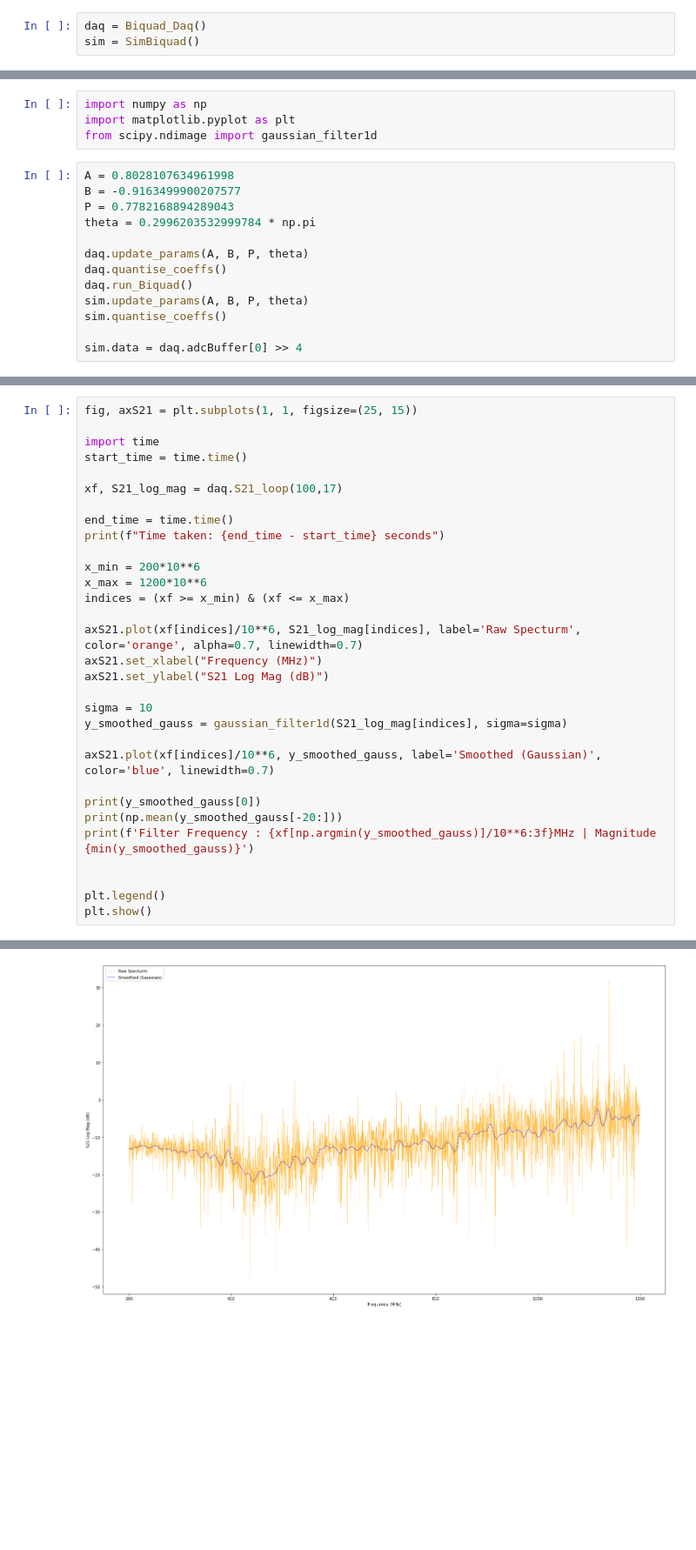
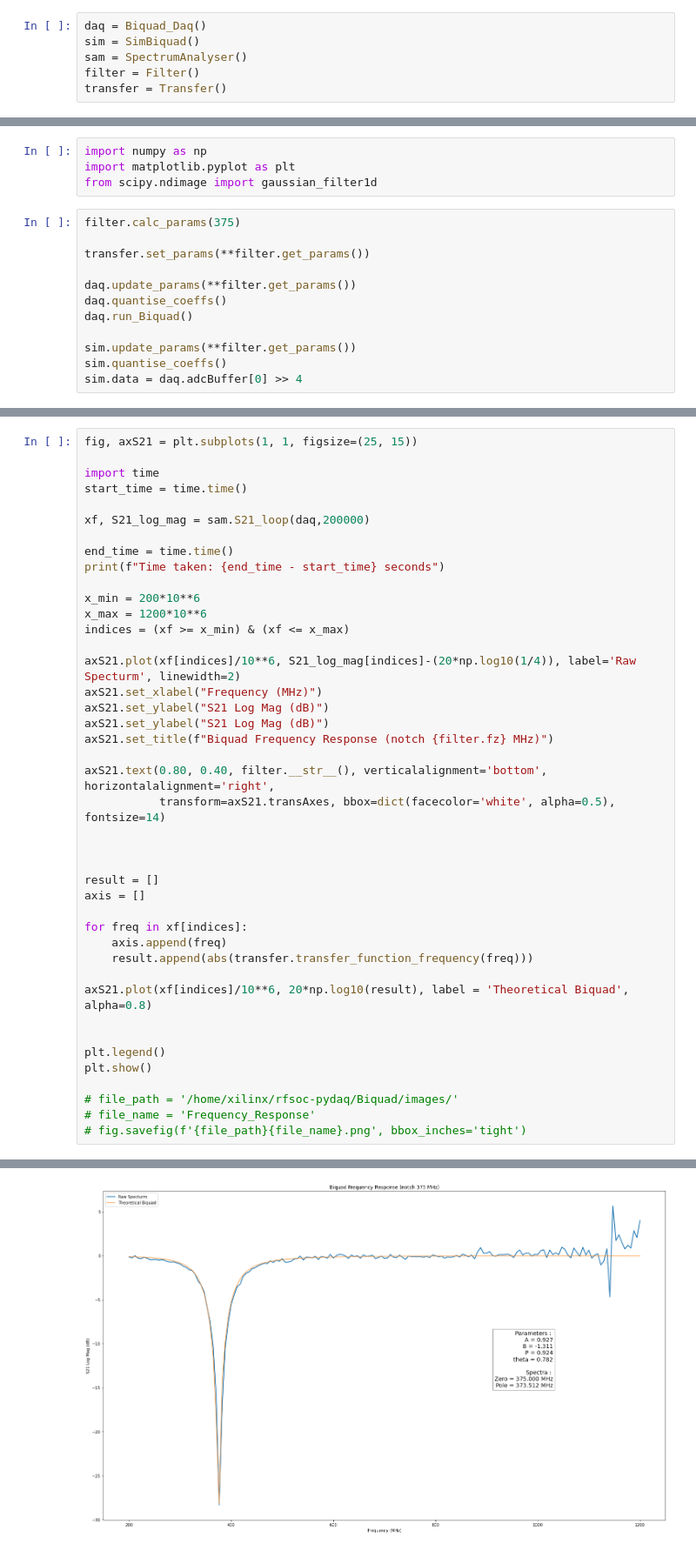
Before and after one commit to barawn/rfsoc-pydaq, a Jupyter notebook: Biquad/Notebooks/Spectrum_Analyser2.ipynb, the cells around one changed output, grey strips where cells are left out. Shown at 87% size. Drawn from its saved outputs; the diff is of its cells as text; blank space fills up the shorter version.

Commit message:
Updates and Filter

```diff
--- a/Biquad/Notebooks/Spectrum_Analyser2.ipynb
+++ b/Biquad/Notebooks/Spectrum_Analyser2.ipynb
@@ -12,6 +16,9 @@ from Waveforms.Waveform import Waveform
 # %%
 daq = Biquad_Daq()
 sim = SimBiquad()
+sam = SpectrumAnalyser()
+filter = Filter()
+transfer = Transfer()
 # %% [output]
 DEBUG:RFSoC_Daq:Asked to load overlay at /home/xilinx/python/zcumts.py
 DEBUG:RFSoC_Daq:Adding directory /home/xilinx/python to module search path
@@ -29,16 +36,15 @@ import numpy as np
 import matplotlib.pyplot as plt
 from scipy.ndimage import gaussian_filter1d
 # %%
-A = 0.8028107634961998
-B = -0.9163499900207577
-P = 0.7782168894289043
-theta = 0.2996203532999784 * np.pi
+filter.calc_params(375)
 
-daq.update_params(A, B, P, theta)
+transfer.set_params(**filter.get_params())
+
+daq.update_params(**filter.get_params())
 daq.quantise_coeffs()
 daq.run_Biquad()
-sim.update_params(A, B, P, theta)
+
+sim.update_params(**filter.get_params())
 sim.quantise_coeffs()
-
 sim.data = daq.adcBuffer[0] >> 4
 # %%
@@ -70,7 +82,7 @@ fig, axS21 = plt.subplots(1, 1, figsize=(25, 15))
 import time
 start_time = time.time()
 
-xf, S21_log_mag = daq.S21_loop(100,17)
+xf, S21_log_mag = sam.S21_loop(daq,200000)
 
 end_time = time.time()
 print(f"Time taken: {end_time - start_time} seconds")
@@ -79,20 +91,31 @@ x_min = 200*10**6
 x_max = 1200*10**6
 indices = (xf >= x_min) & (xf <= x_max)
 
-axS21.plot(xf[indices]/10**6, S21_log_mag[indices], label='Raw Specturm', color='orange', alpha=0.7, linewidth=0.7)
+axS21.plot(xf[indices]/10**6, S21_log_mag[indices]-(20*np.log10(1/4)), label='Raw Specturm', linewidth=2)
 axS21.set_xlabel("Frequency (MHz)")
 axS21.set_ylabel("S21 Log Mag (dB)")
+axS21.set_ylabel("S21 Log Mag (dB)")
+axS21.set_title(f"Biquad Frequency Response (notch {filter.fz} MHz)")
 
-sigma = 10
-y_smoothed_gauss = gaussian_filter1d(S21_log_mag[indices], sigma=sigma)
+axS21.text(0.80, 0.40, filter.__str__(), verticalalignment='bottom', horizontalalignment='right',
+           transform=axS21.transAxes, bbox=dict(facecolor='white', alpha=0.5), fontsize=14)
 
-axS21.plot(xf[indices]/10**6, y_smoothed_gauss, label='Smoothed (Gaussian)', color='blue', linewidth=0.7)
 
-print(y_smoothed_gauss[0])
-print(np.mean(y_smoothed_gauss[-20:]))
-print(f'Filter Frequency : {xf[np.argmin(y_smoothed_gauss)]/10**6:3f}MHz | Magnitude {min(y_smoothed_gauss)}')
+
+result = []
+axis = []
+
+for freq in xf[indices]:
+    axis.append(freq)
+    result.append(abs(transfer.transfer_function_frequency(freq)))
+
+axS21.plot(xf[indices]/10**6, 20*np.log10(result), label = 'Theoretical Biquad', alpha=0.8)
 
 
 plt.legend()
 plt.show()
+
+# file_path = '/home/xilinx/rfsoc-pydaq/Biquad/images/'
+# file_name = 'Frequency_Response'
+# fig.savefig(f'{file_path}{file_name}.png', bbox_inches='tight')
 # %% [output]
@@ -103 +123 @@ Filter Frequency : 243.047575MHz | Magnitude -21.82344649727927
-[figure, old version]
+[figure, new version]
```
Also changed, not shown: parts of 5 cells of this notebook, 10 other files.
